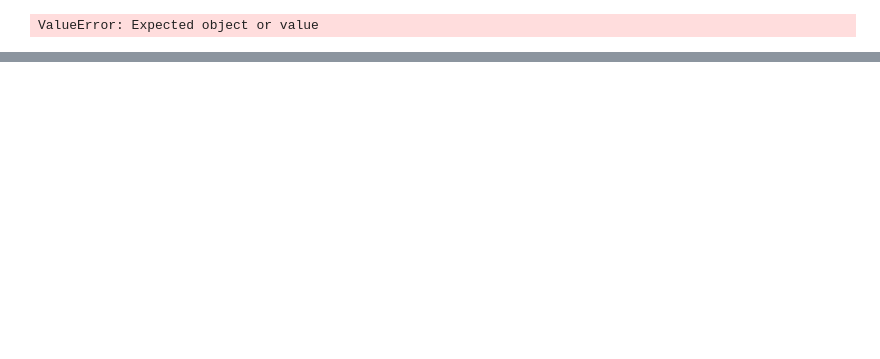
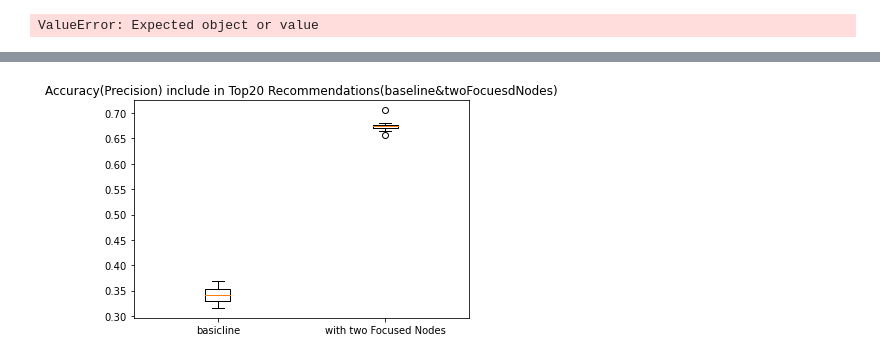
Before and after one commit to windsound3482/galaxy_tool_recommendation, a Jupyter notebook: ipython_script/getEvalplot.ipynb, the cells around one changed output, grey strips where cells are left out. Cells and saved outputs as stored; diff of their text form; code cells hidden in the pictures; blank space fills up the shorter version.

```diff
--- a/ipython_script/getEvalplot.ipynb
+++ b/ipython_script/getEvalplot.ipynb
@@ -73,3 +63,26 @@ Note: you may need to restart the kernel to use updated packages.
+# %%
+import matplotlib.pyplot as plt
+
+
+with open('data/accsInRandomWalk.txt', 'r') as file:
+    RandomWalkdata = file.read()[1:-1].split(", ")
+    RandomWalkdata= [float(i) for i in RandomWalkdata]
+
+
+with open('data/accInBiDirect.txt', 'r') as file:
+    Bidata = file.read()[1:-1].split(", ")
+    Bidata= [float(i) for i in Bidata]
+with open('data/accInOneDirect.txt', 'r') as file:
+    Sigdata = file.read()[1:-1].split(", ")
+    Sigdata= [float(i) for i in Sigdata]
+data = [RandomWalkdata,Bidata]
+fig7, ax7 = plt.subplots()
+ax7.set_title('Accuracy(Precision) include in Top20 Recommendations(baseline&twoFocuesdNodes)')
+ax7.boxplot(data,labels=['basicline','with two Focused Nodes'])
+
+plt.show()
+# %% [output]
+[figure, added]
 # %%
 import networkx as nx
 from pyvis import network as net
```
Also changed, not shown: parts of 4 cells of this notebook, 11 other files.
